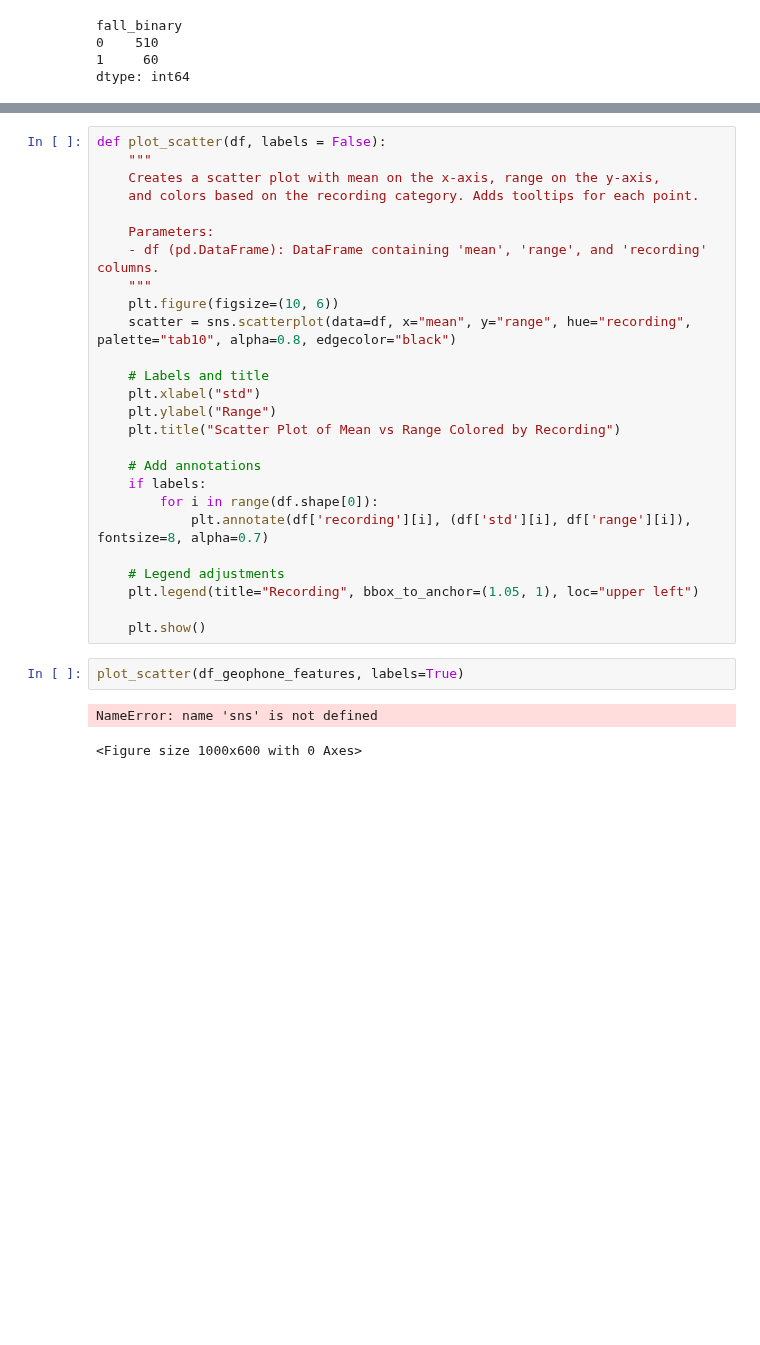
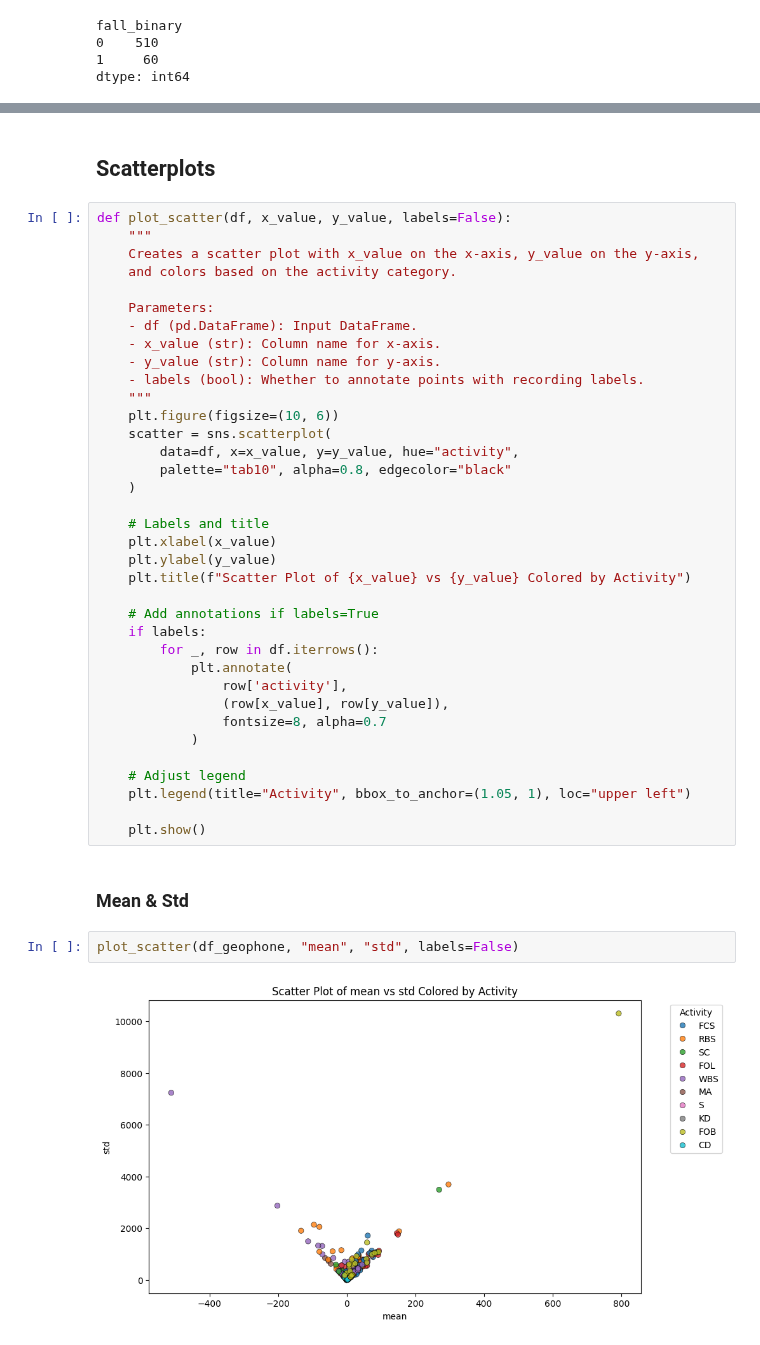
Before and after one commit to AdrianDaeschlein/master, a Jupyter notebook: eda_prep/eda_prep.ipynb, the cells around one changed output, grey strips where cells are left out. Cells and saved outputs as stored; diff of their text form; blank space fills up the shorter version.

```diff
--- a/eda_prep/eda_prep.ipynb
+++ b/eda_prep/eda_prep.ipynb
@@ -258,31 +473,44 @@ Name: 0, Length: 508, dtype: object
+# %% [markdown]
+## Scatterplots
 # %%
-def plot_scatter(df, labels = False):
+def plot_scatter(df, x_value, y_value, labels=False):
     """
-    Creates a scatter plot with mean on the x-axis, range on the y-axis,
-    and colors based on the recording category. Adds tooltips for each point.
+    Creates a scatter plot with x_value on the x-axis, y_value on the y-axis,
+    and colors based on the activity category.
 
     Parameters:
-    - df (pd.DataFrame): DataFrame containing 'mean', 'range', and 'recording' columns.
+    - df (pd.DataFrame): Input DataFrame.
+    - x_value (str): Column name for x-axis.
+    - y_value (str): Column name for y-axis.
+    - labels (bool): Whether to annotate points with recording labels.
     """
     plt.figure(figsize=(10, 6))
-    scatter = sns.scatterplot(data=df, x="mean", y="range", hue="recording", palette="tab10", alpha=0.8, edgecolor="black")
+    scatter = sns.scatterplot(
+        data=df, x=x_value, y=y_value, hue="activity",
+        palette="tab10", alpha=0.8, edgecolor="black"
+    )
 
     # Labels and title
-    plt.xlabel("std")
-    plt.ylabel("Range")
-    plt.title("Scatter Plot of Mean vs Range Colored by Recording")
+    plt.xlabel(x_value)
+    plt.ylabel(y_value)
+    plt.title(f"Scatter Plot of {x_value} vs {y_value} Colored by Activity")
 
-    # Add annotations
+    # Add annotations if labels=True
     if labels:
-        for i in range(df.shape[0]):
-            plt.annotate(df['recording'][i], (df['std'][i], df['range'][i]), fontsize=8, alpha=0.7)
+        for _, row in df.iterrows():
+            plt.annotate(
+                row['activity'],
+                (row[x_value], row[y_value]),
+                fontsize=8, alpha=0.7
+            )
 
-    # Legend adjustments
-    plt.legend(title="Recording", bbox_to_anchor=(1.05, 1), loc="upper left")
+    # Adjust legend
+    plt.legend(title="Activity", bbox_to_anchor=(1.05, 1), loc="upper left")
 
     plt.show()
-# %%
-plot_scatter(df_geophone_features, labels=True)
-# %% [output]
-NameError: name 'sns' is not defined
-<Figure size 1000x600 with 0 Axes>
+# %% [markdown]
+### Mean & Std
+# %%
+plot_scatter(df_geophone, "mean", "std", labels=False)
+# %% [output]
+[figure, added]
```
Also changed, not shown: parts of 34 cells of this notebook, 1 other file.
